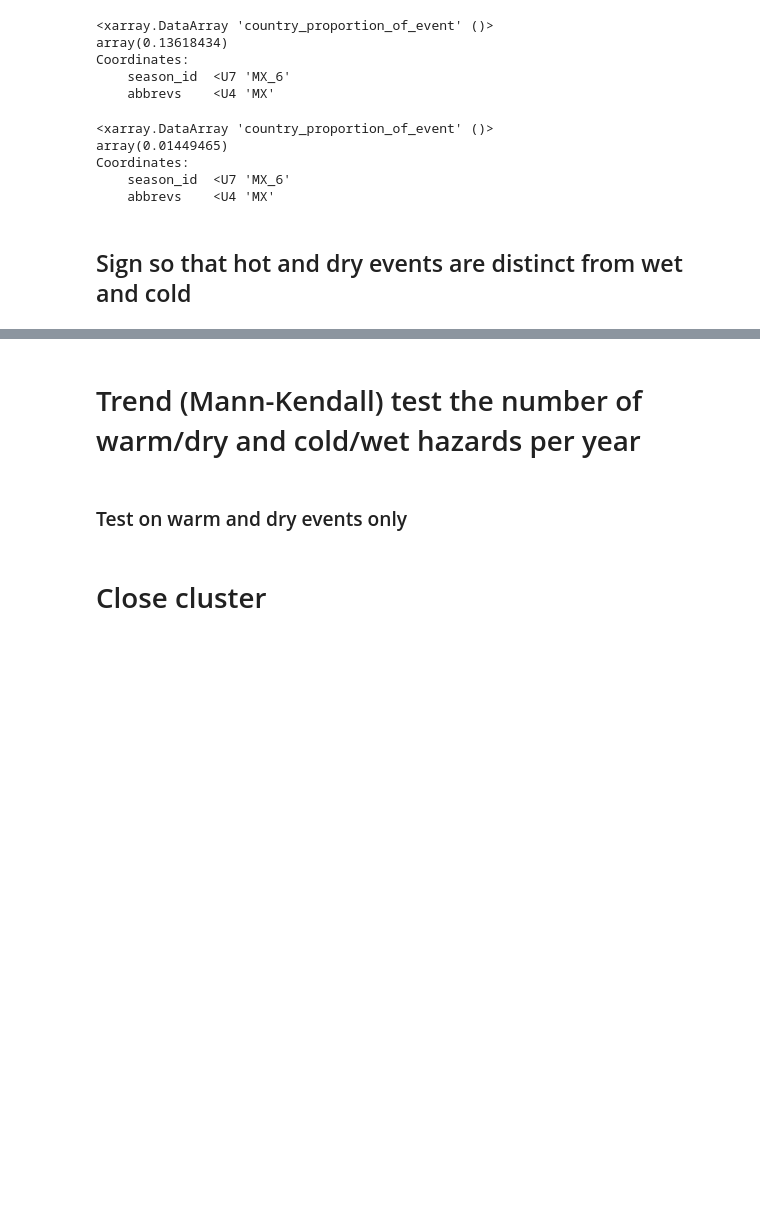
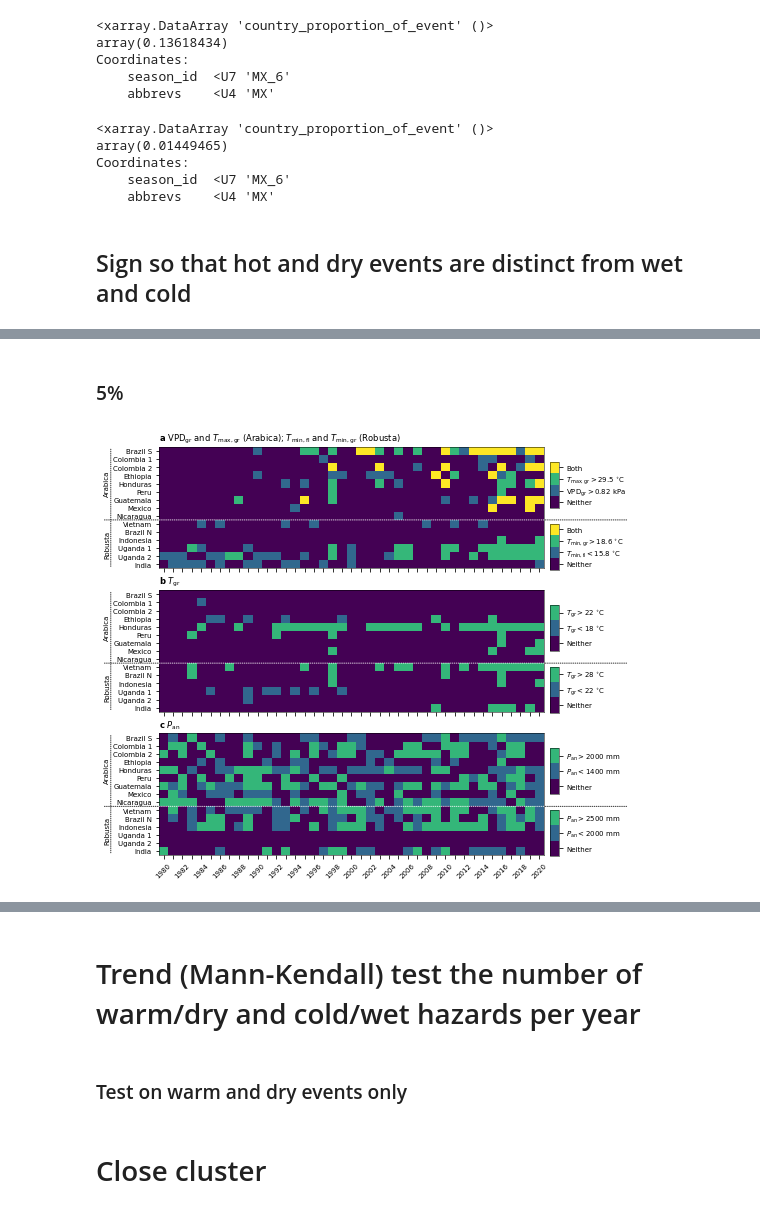
Before and after one commit to dougrichardson/Richardson_2022_coffee, a Jupyter notebook: 1_compound_events.ipynb, the cells around one changed output, grey strips where cells are left out. Cells and saved outputs as stored; diff of their text form; code cells hidden in the pictures; blank space fills up the shorter version.

Commit message:
Tested more thresholds

```diff
--- a/1_compound_events.ipynb
+++ b/1_compound_events.ipynb
@@ -696,0 +702,2 @@ year_counts = fn.plot_n_signed_events([arabica_risks, robusta_risks],
+# %%
+proportion_threshold = 0.2
@@ -696,0 +726,4 @@ year_counts = fn.plot_n_signed_events([arabica_risks, robusta_risks],
+# %%
+mx2t_growing_events = fn.calculate_event_statistics(mx2t_growing, temperature_grid_template,
+                                                    absolute_threshold=False,
+                                                    threshold_value=proportion_threshold).compute()
@@ -696,0 +732,5 @@ year_counts = fn.plot_n_signed_events([arabica_risks, robusta_risks],
+# %%
+# Select relevant countries for each species and concat
+arabica_season_ids = [s for s in mn2t_growing_events.season_id.values if s.split('_')[0] in arabica_abbrevs]
+
+robusta_season_ids = [s for s in mn2t_growing_events.season_id.values if s.split('_')[0] in robusta_abbrevs]
@@ -696,0 +791,31 @@ year_counts = fn.plot_n_signed_events([arabica_risks, robusta_risks],
+# %%
+plot_dict_list = [
+    {
+             'da1': xr.concat([vpd_growing_events.sel(season_id=arabica_season_ids),
+                               mn2t_flowering_events.sel(season_id=robusta_season_ids)],
+                             dim='season_id'),
+             'da2': xr.concat([mx2t_growing_events.sel(season_id=arabica_season_ids),
+                               mn2t_growing_events.sel(season_id=robusta_season_ids)],
+                             dim='season_id'),
+             'event_categories_1': ['Neither', pretty_biophysical_thresholds[0], pretty_biophysical_thresholds[1], 'Both'],
+             'event_categories_2': ['Neither', pretty_biophysical_thresholds[2], pretty_biophysical_thresholds[3], 'Both'],
+             'cmap_max': 512,
+             'title': r'$\mathrm{\bf{a}}$ $\mathrm{VPD}_{\mathrm{gr}}$ and $T_{\mathrm{max, gr}}$ (Arabica); $T_{\mathrm{min, fl}}$ and $T_{\mathrm{min, gr}}$ (Robusta)',
+    },
+    {
+             'da1': t2m_lt_growing_optimal_events,
+             'da2': t2m_ut_growing_optimal_events,
+             'event_categories_1': ['Neither', pretty_biophysical_thresholds[4], pretty_biophysical_thresholds[5]],
+             'event_categories_2': ['Neither', pretty_biophysical_thresholds[6], pretty_biophysical_thresholds[7]],
+             'cmap_max': 341,
+             'title': r'$\mathrm{\bf{b}}$ $T_{\mathrm{gr}}$',
+    },
+    {
+             'da1': tp_lt_growing_optimal_events,
+             'da2': tp_ut_growing_optimal_events,
+             'event_categories_1': ['Neither', pretty_biophysical_thresholds[8], pretty_biophysical_thresholds[9]],
+             'event_categories_2': ['Neither', pretty_biophysical_thresholds[10], pretty_biophysical_thresholds[11]],
+             'cmap_max': 341,
+             'title': r'$\mathrm{\bf{c}}$ $P_{\mathrm{an}}$',
+    }
+]
@@ -696,0 +849,7 @@ year_counts = fn.plot_n_signed_events([arabica_risks, robusta_risks],
+# %% [markdown]
+### 5%
+# %%
+fn.plot_combined_phase_extremes(plot_dict_list, y_order=country_order, save_fig=False,
+                                filename='country_events_threshold5.pdf')
+# %% [output]
+[figure, added]
```
Also changed, not shown: parts of 59 cells of this notebook, 1 other file.
